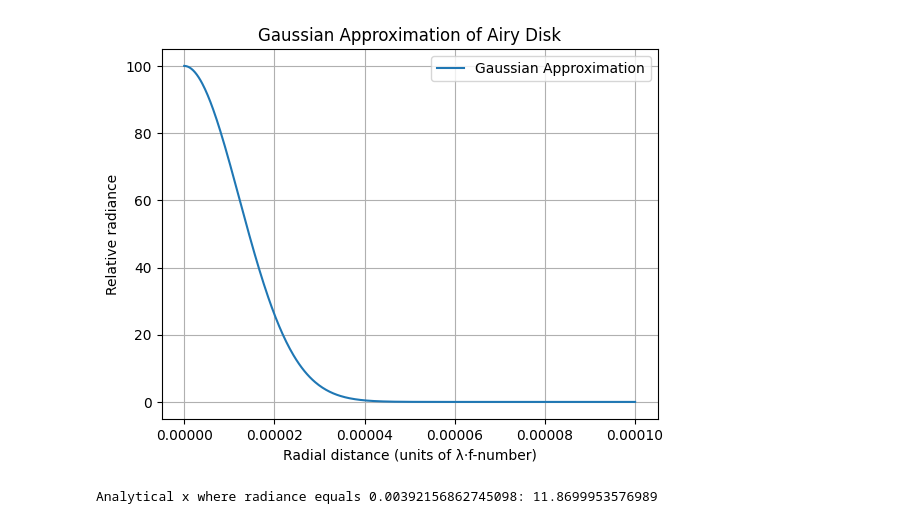
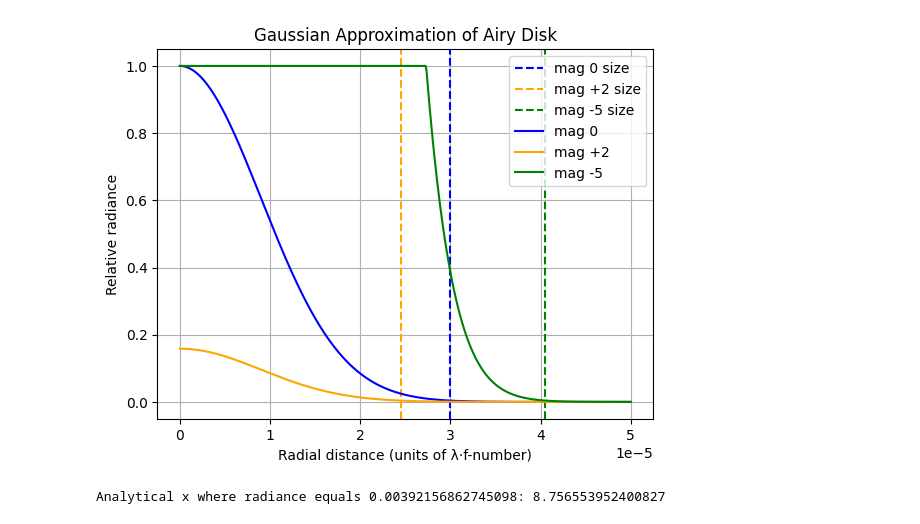
Before and after one commit to DJBen/StarryNight, a Jupyter notebook: Optics/Optics.ipynb, the cells around one changed output. Drawn from its saved outputs; the diff is of its cells as text; code cells hidden in the pictures.

```diff
--- a/Optics/Optics.ipynb
+++ b/Optics/Optics.ipynb
@@ -1,27 +1,45 @@
 # %%
 import numpy as np
 import matplotlib.pyplot as plt
 
 # Parameters
-omega_0 = 1.22 * 400 * 5 * 10e-9 # keep the volume
+omega_0 = 0.9 * 400 * 5 * 10e-9 # keep the volume
 
 # x: radial distance in units of lambda * f-number
-x = np.linspace(0, 10e-5, 500)
+x = np.linspace(0, 5e-5, 500)
 # Gaussian approximation of Airy disk
-I = np.exp(-2 * x**2 / omega_0**2) * 100
+I = np.exp(-2 * x**2 / omega_0**2)
+I2 = np.exp(-2 * x**2 / omega_0**2) / 2.512 ** 2
+I3 = np.minimum(np.exp(-2 * x**2 / omega_0**2) * 100, 1)
 
-plt.plot(x, I, label='Gaussian Approximation')
+x_mag0_size = omega_0 * np.sqrt(-0.5 * np.log(1/255))
+plt.axvline(x=x_mag0_size, color='blue', linestyle='--', label='mag 0 size')
+
+x_mag0_size = omega_0 * np.sqrt(-0.5 * np.log(1/255 * 2.512 ** 2))
+plt.axvline(x=x_mag0_size, color='orange', linestyle='--', label='mag +2 size')
+
+x_mag0_size = omega_0 * np.sqrt(-0.5 * np.log(1/255 / 100))
+plt.axvline(x=x_mag0_size, color='green', linestyle='--', label='mag -5 size')
+
+plt.plot(x, I, label='mag 0', color='blue')
+plt.plot(x, I2, label='mag +2', color='orange')
+plt.plot(x, I3, label='mag -5', color='green')
 plt.xlabel('Radial distance (units of λ·f-number)')
 plt.ylabel('Relative radiance')
 plt.title('Gaussian Approximation of Airy Disk')
 plt.grid(True)
 plt.legend()
 plt.show()
 
-# Analytical solution for x where radiance equals target_radiance
-target_radiance = 1/255
-x_at_target_analytical = omega_0 * np.sqrt(-0.5 * np.log(target_radiance / (100))) / 4.63e-6
-print(f"Analytical x where radiance equals {target_radiance}: {x_at_target_analytical}")
+# plt.savefig("gaussian_airy_disk.png", dpi=300)
+# plt.close()  # Close the current figure to avoid saving a blank one
 # %% [output]
-[figure, old version]
+[figure, new version]
-Analytical x where radiance equals 0.00392156862745098: 11.8699953576989
+# %%
+
+# Analytical solution for x where radiance equals target_radiance
+target_radiance = 1/255
+x_at_target_analytical = omega_0 * np.sqrt(-0.5 * np.log(target_radiance / (100))) / 4.63e-6
+print(f"Analytical x where radiance equals {target_radiance}: {x_at_target_analytical}")
+# %% [output]
+Analytical x where radiance equals 0.00392156862745098: 8.756553952400827
```
Also changed, not shown: 7 other files.
